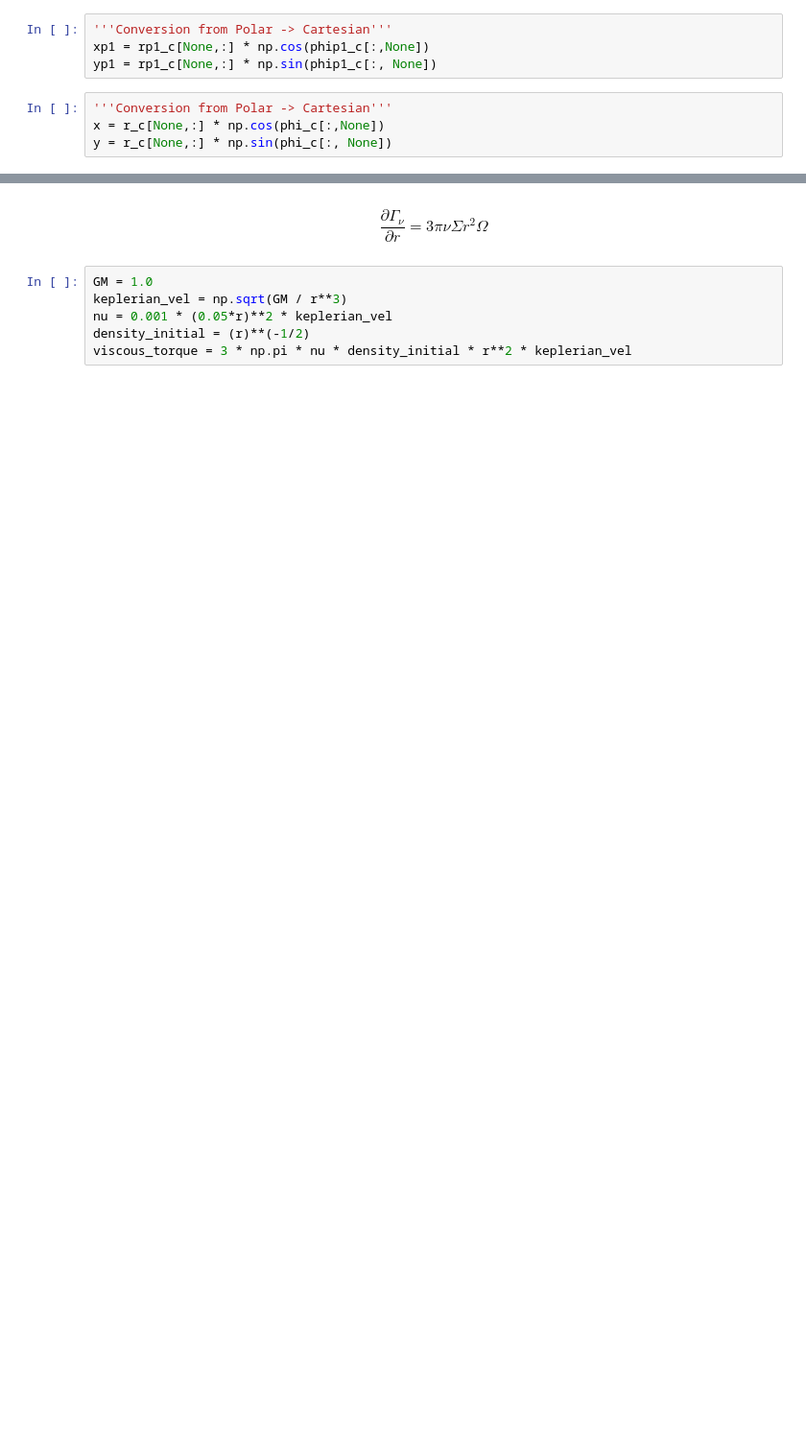
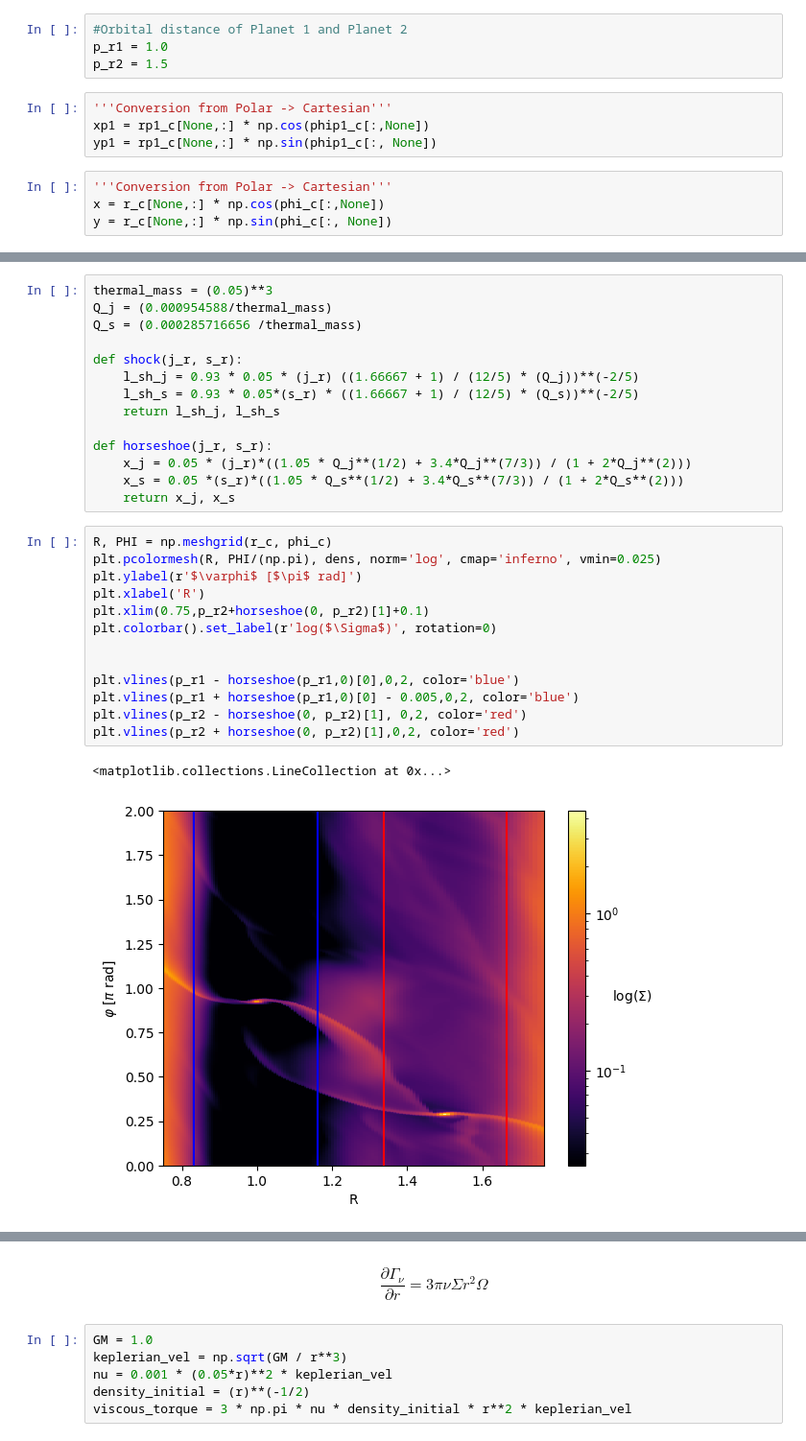
Before and after one commit to SudatKhan/athena_simulations, a Jupyter notebook: resonance_torque.ipynb, the cells around one changed output, grey strips where cells are left out. Shown at 96% size. Drawn from its saved outputs; the diff is of its cells as text; blank space fills up the shorter version.

```diff
--- a/resonance_torque.ipynb
+++ b/resonance_torque.ipynb
@@ -40,6 +41,10 @@ phi = phi[:,None]
 d_phi = phi_c[:, None]
 d_phi = d_phi[1:] - d_phi[:-1]
 d_r = r_c[1:] - r_c[:-1]
+# %%
+#Orbital distance of Planet 1 and Planet 2
+p_r1 = 1.0
+p_r2 = 1.5
 # %%
 '''Conversion from Polar -> Cartesian'''
 xp1 = rp1_c[None,:] * np.cos(phip1_c[:,None])
@@ -83 +88,31 @@ plt.legend()
+# %%
+thermal_mass = (0.05)**3
+Q_j = (0.000954588/thermal_mass)
+Q_s = (0.000285716656 /thermal_mass)
+
+def shock(j_r, s_r):
+    l_sh_j = 0.93 * 0.05 * (j_r) ((1.66667 + 1) / (12/5) * (Q_j))**(-2/5)
+    l_sh_s = 0.93 * 0.05*(s_r) * ((1.66667 + 1) / (12/5) * (Q_s))**(-2/5)
+    return l_sh_j, l_sh_s
+
+def horseshoe(j_r, s_r):
+    x_j = 0.05 * (j_r)*((1.05 * Q_j**(1/2) + 3.4*Q_j**(7/3)) / (1 + 2*Q_j**(2)))
+    x_s = 0.05 *(s_r)*((1.05 * Q_s**(1/2) + 3.4*Q_s**(7/3)) / (1 + 2*Q_s**(2)))
+    return x_j, x_s
+# %%
+R, PHI = np.meshgrid(r_c, phi_c)
+plt.pcolormesh(R, PHI/(np.pi), dens, norm='log', cmap='inferno', vmin=0.025)
+plt.ylabel(r'$\varphi$ [$\pi$ rad]')
+plt.xlabel('R')
+plt.xlim(0.75,p_r2+horseshoe(0, p_r2)[1]+0.1)
+plt.colorbar().set_label(r'log($\Sigma$)', rotation=0)
+
+
+plt.vlines(p_r1 - horseshoe(p_r1,0)[0],0,2, color='blue')
+plt.vlines(p_r1 + horseshoe(p_r1,0)[0] - 0.005,0,2, color='blue')
+plt.vlines(p_r2 - horseshoe(0, p_r2)[1], 0,2, color='red')
+plt.vlines(p_r2 + horseshoe(0, p_r2)[1],0,2, color='red')
+# %% [output]
+<matplotlib.collections.LineCollection at 0x...>
+[figure, added]
 # %%
```
Also changed, not shown: parts of 25 cells of this notebook.
